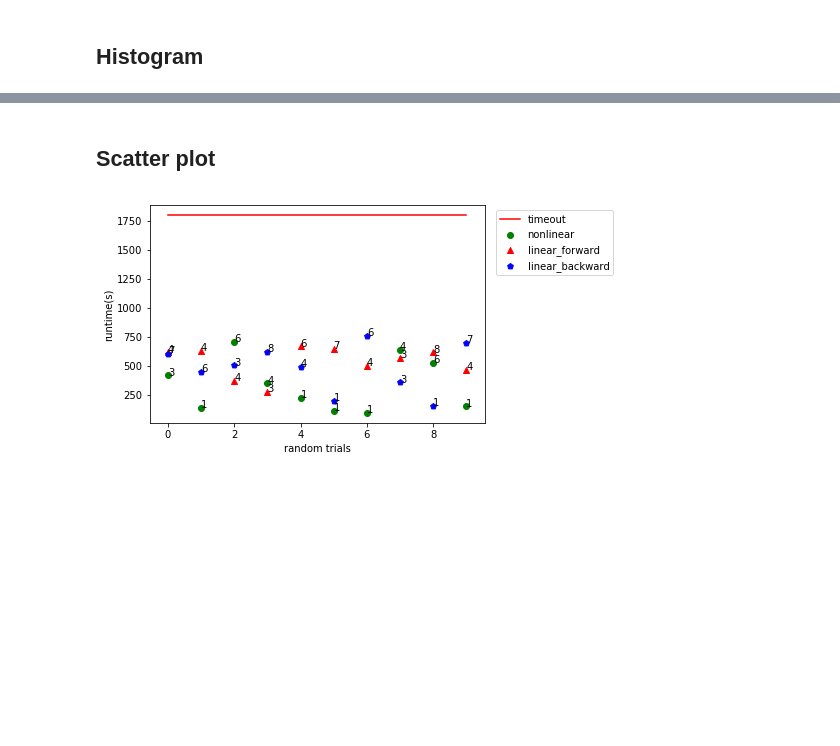
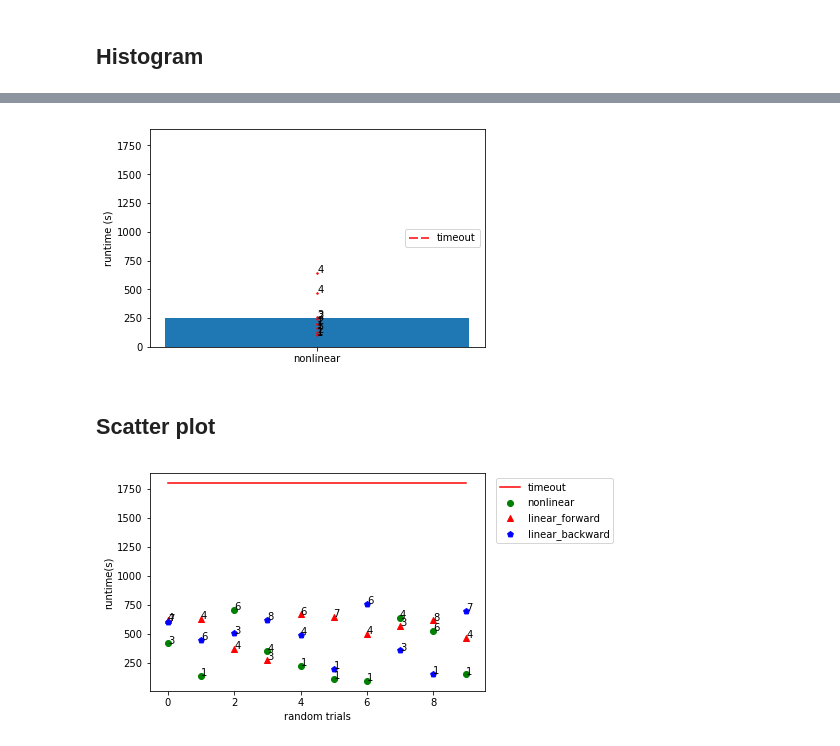
Before and after one commit to gramaziokohler/integral_timber_joints, a Jupyter notebook: SCF_diagram.ipynb, the cells around one changed output, grey strips where cells are left out. Drawn from its saved outputs; the diff is of its cells as text; code cells hidden in the pictures; blank space fills up the shorter version.

```diff
--- a/SCF_diagram.ipynb
+++ b/SCF_diagram.ipynb
@@ -140,3 +183,42 @@ plt.show()
+# %%
+import matplotlib.pyplot as plt
+import numpy as np
+
+timeout = 600*3
+
+fig, ax = plt.subplots()
+data_summary = {}
+for solve_mode, solve_mode_data in runtime_data.items():
+    x = range(len(solve_mode_data))
+    runtime_per_trial = [solve_mode_data[str(at)]['total_runtime'] for at in x]
+    num_bts = [len(solve_mode_data[str(at)])-1 for at in x]
+    data_summary[solve_mode] = (np.average(runtime_per_trial), runtime_per_trial, num_bts)
+
+x_pos = np.arange(len(data_summary))
+bars = ax.bar(x_pos, [d[0] for _, d in data_summary.items()], align='center', zorder=1)
+
+# scatter points
+for x, rdata in zip(x_pos, data_summary.values()):
+    inner_runtimes = rdata[1]
+    ax.scatter([x for _ in inner_runtimes], inner_runtimes, c='red', s=2.0, zorder=2) # label
+    for t, bt in zip(inner_runtimes, rdata[2]):
+        plt.annotate(bt, (x, t))
+
+ax.plot(x_pos, [timeout for _ in x_pos], c='r', dashes=[6, 2], label='timeout', zorder=2)
+
+leg = ax.legend(loc='right')
+ax.set_xticks(x_pos)
+ax.set_xticklabels(data_summary)
+ax.set_ylabel('runtime (s)')
+
+plt.draw() # Draw the figure so you can find the positon of the legend.
+
+import os
+plt.savefig(os.path.join('figs',file_name.split('.json')[0]+'_hist.png'))
+
+plt.show()
+# %% [output]
+[figure, added]
 # %% [markdown]
 ## Scatter plot
 # %%
```
Also changed, not shown: parts of 7 cells of this notebook, 10 other files.
